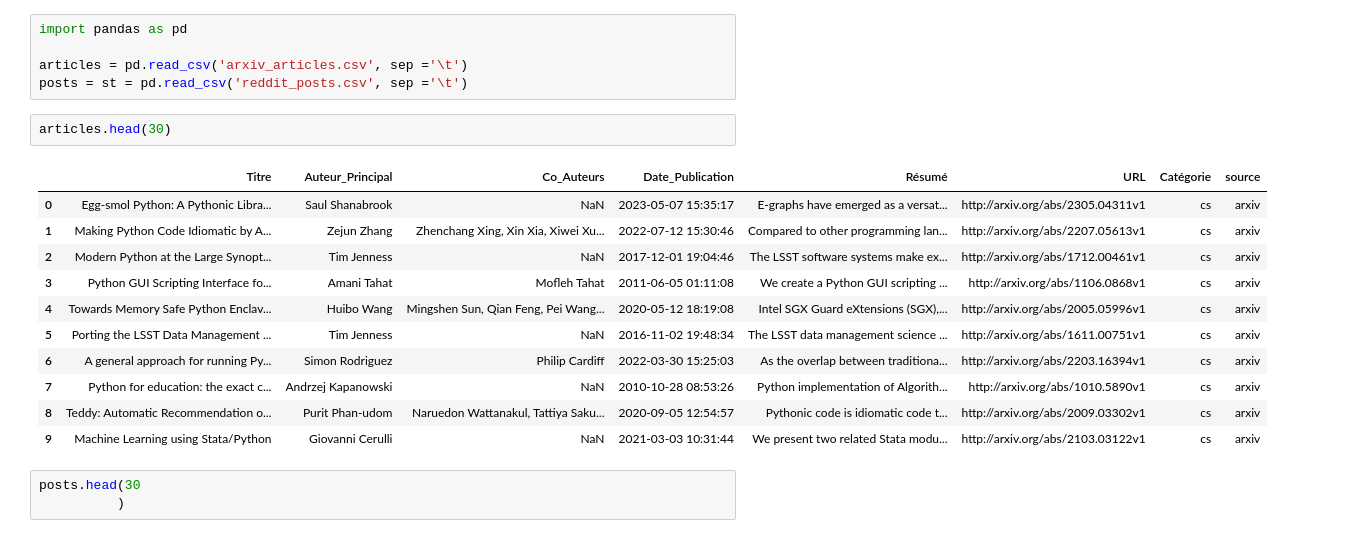
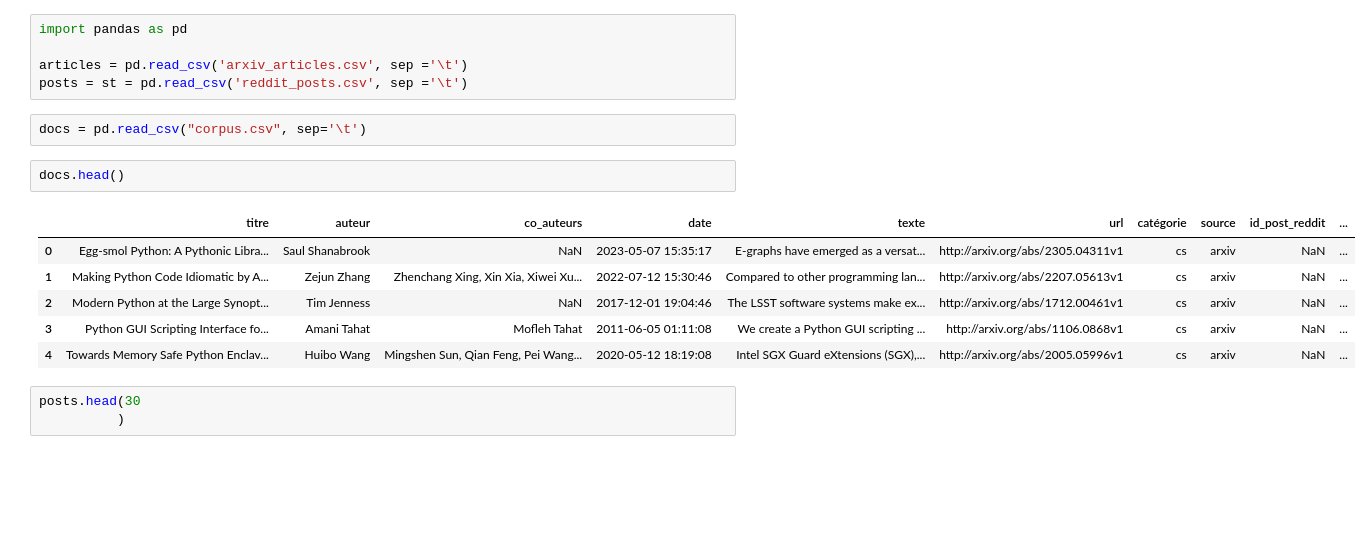
Before and after one commit to ds314159/spe_python, a Jupyter notebook: TDs/application/visu_data.ipynb, the cells around one changed output. Cells and saved outputs as stored; diff of their text form; blank space fills up the shorter version.

```diff
--- a/TDs/application/visu_data.ipynb
+++ b/TDs/application/visu_data.ipynb
@@ -3,20 +3,17 @@ import pandas as pd
 
 articles = pd.read_csv('arxiv_articles.csv', sep ='\t')
 posts = st = pd.read_csv('reddit_posts.csv', sep ='\t')
+# %%
+docs = pd.read_csv("corpus.csv", sep='\t')
 # %%
-articles.head(30)
+docs.head()
 # %% [output]
-|  | Titre | Auteur_Principal | Co_Auteurs | Date_Publication | Résumé | URL | Catégorie | source |
-| 0 | Egg-smol Python: A Pythonic Libra... | Saul Shanabrook | NaN | 2023-05-07 15:35:17 | E-graphs have emerged as a versat... | http://arxiv.org/abs/2305.04311v1 | cs | arxiv |
-| 1 | Making Python Code Idiomatic by A... | Zejun Zhang | Zhenchang Xing, Xin Xia, Xiwei Xu... | 2022-07-12 15:30:46 | Compared to other programming lan... | http://arxiv.org/abs/2207.05613v1 | cs | arxiv |
-| 2 | Modern Python at the Large Synopt... | Tim Jenness | NaN | 2017-12-01 19:04:46 | The LSST software systems make ex... | http://arxiv.org/abs/1712.00461v1 | cs | arxiv |
-| 3 | Python GUI Scripting Interface fo... | Amani Tahat | Mofleh Tahat | 2011-06-05 01:11:08 | We create a Python GUI scripting ... | http://arxiv.org/abs/1106.0868v1 | cs | arxiv |
-| 4 | Towards Memory Safe Python Enclav... | Huibo Wang | Mingshen Sun, Qian Feng, Pei Wang... | 2020-05-12 18:19:08 | Intel SGX Guard eXtensions (SGX),... | http://arxiv.org/abs/2005.05996v1 | cs | arxiv |
-| 5 | Porting the LSST Data Management ... | Tim Jenness | NaN | 2016-11-02 19:48:34 | The LSST data management science ... | http://arxiv.org/abs/1611.00751v1 | cs | arxiv |
-| 6 | A general approach for running Py... | Simon Rodriguez | Philip Cardiff | 2022-03-30 15:25:03 | As the overlap between traditiona... | http://arxiv.org/abs/2203.16394v1 | cs | arxiv |
-| 7 | Python for education: the exact c... | Andrzej Kapanowski | NaN | 2010-10-28 08:53:26 | Python implementation of Algorith... | http://arxiv.org/abs/1010.5890v1 | cs | arxiv |
-| 8 | Teddy: Automatic Recommendation o... | Purit Phan-udom | Naruedon Wattanakul, Tattiya Saku... | 2020-09-05 12:54:57 | Pythonic code is idiomatic code t... | http://arxiv.org/abs/2009.03302v1 | cs | arxiv |
-| 9 | Machine Learning using Stata/Python | Giovanni Cerulli | NaN | 2021-03-03 10:31:44 | We present two related Stata modu... | http://arxiv.org/abs/2103.03122v1 | cs | arxiv |
+|  | titre | auteur | co_auteurs | date | texte | url | catégorie | source | id_post_reddit | ... |
+| 0 | Egg-smol Python: A Pythonic Libra... | Saul Shanabrook | NaN | 2023-05-07 15:35:17 | E-graphs have emerged as a versat... | http://arxiv.org/abs/2305.04311v1 | cs | arxiv | NaN | ... |
+| 1 | Making Python Code Idiomatic by A... | Zejun Zhang | Zhenchang Xing, Xin Xia, Xiwei Xu... | 2022-07-12 15:30:46 | Compared to other programming lan... | http://arxiv.org/abs/2207.05613v1 | cs | arxiv | NaN | ... |
+| 2 | Modern Python at the Large Synopt... | Tim Jenness | NaN | 2017-12-01 19:04:46 | The LSST software systems make ex... | http://arxiv.org/abs/1712.00461v1 | cs | arxiv | NaN | ... |
+| 3 | Python GUI Scripting Interface fo... | Amani Tahat | Mofleh Tahat | 2011-06-05 01:11:08 | We create a Python GUI scripting ... | http://arxiv.org/abs/1106.0868v1 | cs | arxiv | NaN | ... |
+| 4 | Towards Memory Safe Python Enclav... | Huibo Wang | Mingshen Sun, Qian Feng, Pei Wang... | 2020-05-12 18:19:08 | Intel SGX Guard eXtensions (SGX),... | http://arxiv.org/abs/2005.05996v1 | cs | arxiv | NaN | ... |
 # %%
 posts.head(30
           )
```
Also changed, not shown: parts of 1 cell of this notebook, 4 other files.
